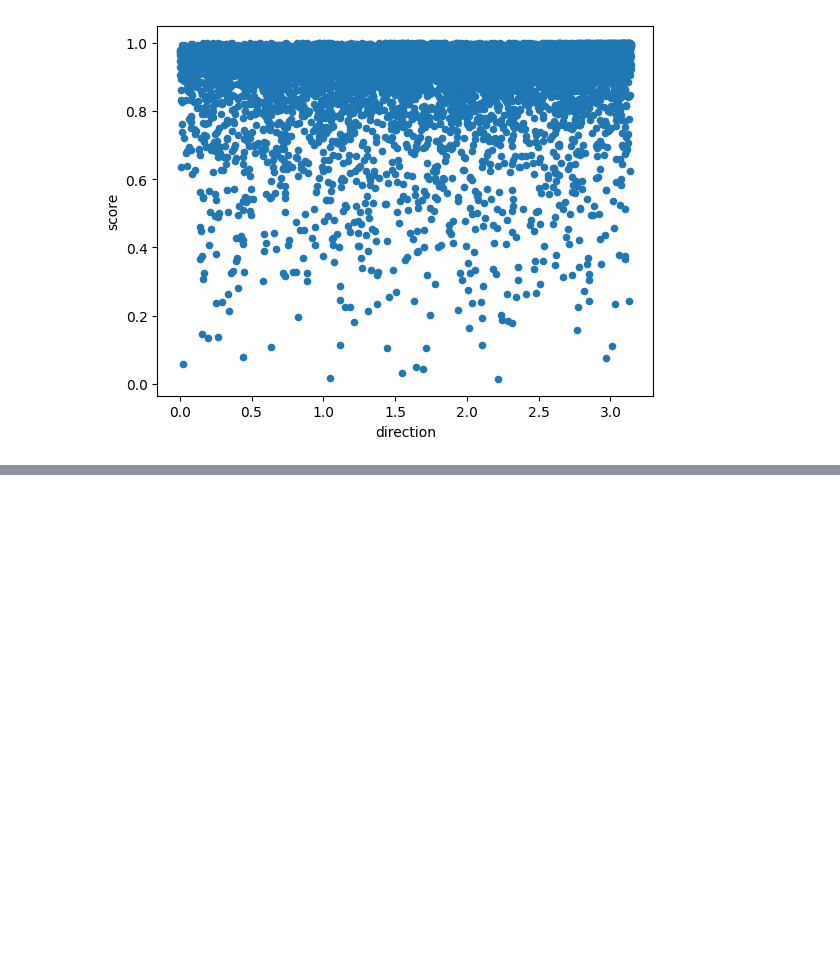
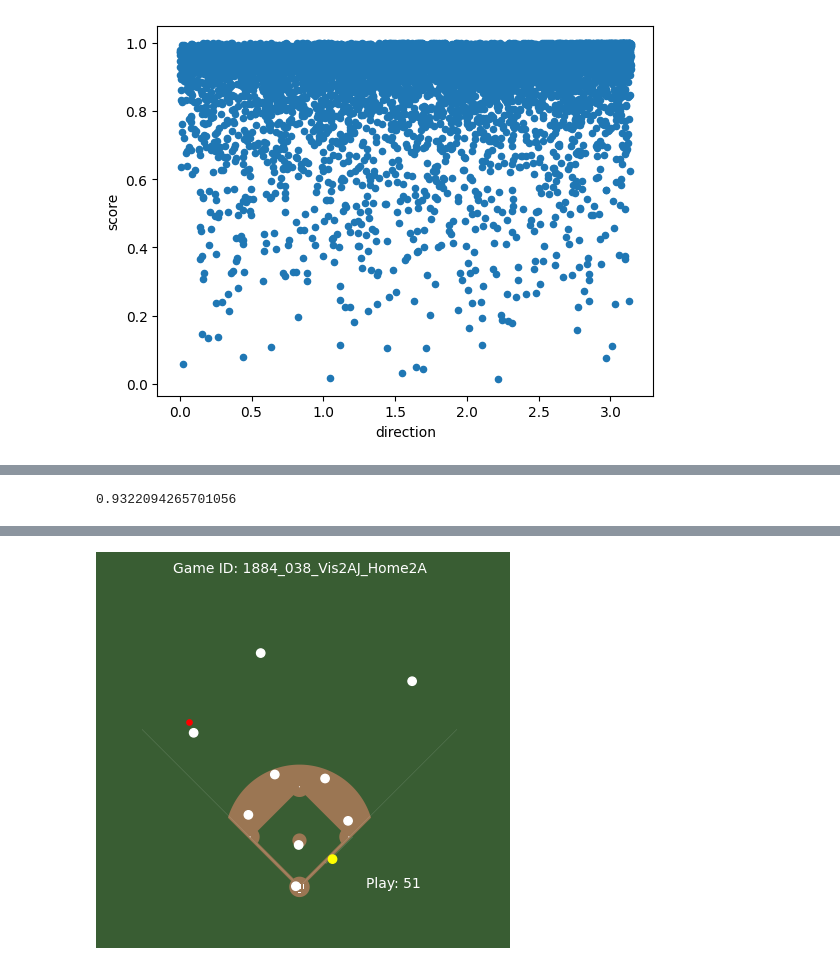
Before and after one commit to MattTokunaga/SMTDataChallenge2024, a Jupyter notebook: playground.ipynb, the cells around one changed output, grey strips where cells are left out. Saved outputs shown, nothing was run; the diff lists cells and outputs as text; code cells hidden in the pictures; blank space fills up the shorter version.

```diff
--- a/playground.ipynb
+++ b/playground.ipynb
@@ -640,0 +728,4 @@ df.plot(kind = "scatter", x = "direction", y = "score")
+# %%
+ml_data["was_caught"] = ml_data["route_obj"].apply(lambda x: int(x.get_was_caught()))
+# %%
+model = Model.create_model(ml_data)
@@ -640,0 +734,6 @@ df.plot(kind = "scatter", x = "direction", y = "score")
+# %%
+1 - np.abs(with_pred["was_caught"] - with_pred["pred"]).sum() / with_pred.shape[0]
+# %% [output]
+0.9322094265701056
+# %%
+with_proba = pd.concat([ml_data, pd.DataFrame(model.predict_proba(ml_data[["direction", "ideal_length", "hang_time"]]))], axis = 1)
@@ -640,0 +743,5 @@ df.plot(kind = "scatter", x = "direction", y = "score")
+# %%
+t = with_proba[with_proba["was_caught"] == 1].sort_values(1)["route_obj"].iloc[0]
+# %%
+t.visualize()
+# %% [output]
@@ -640,0 +749 @@ df.plot(kind = "scatter", x = "direction", y = "score")
+[figure, added]
```
Also changed, not shown: parts of 12 cells of this notebook.
